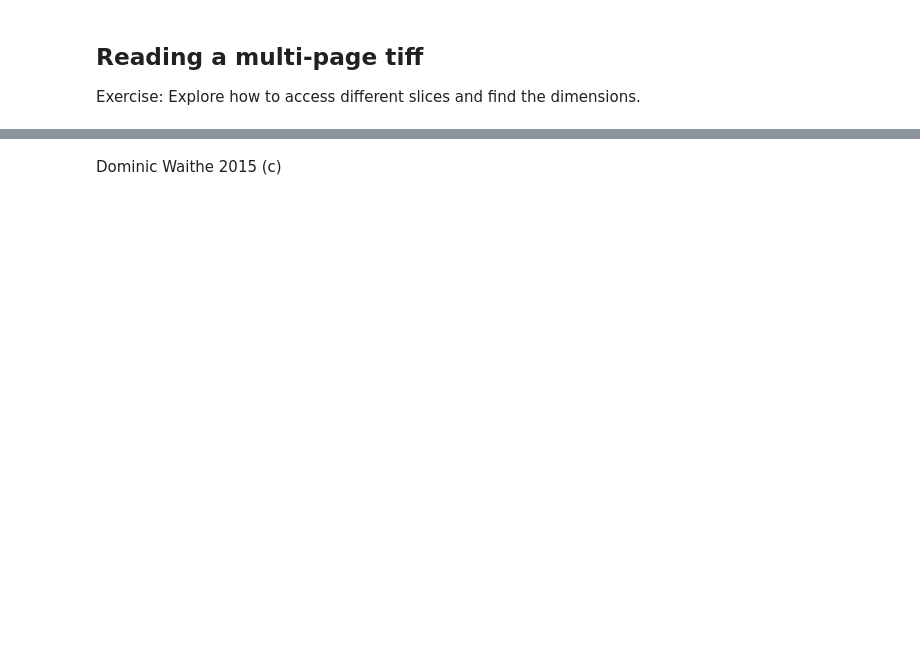
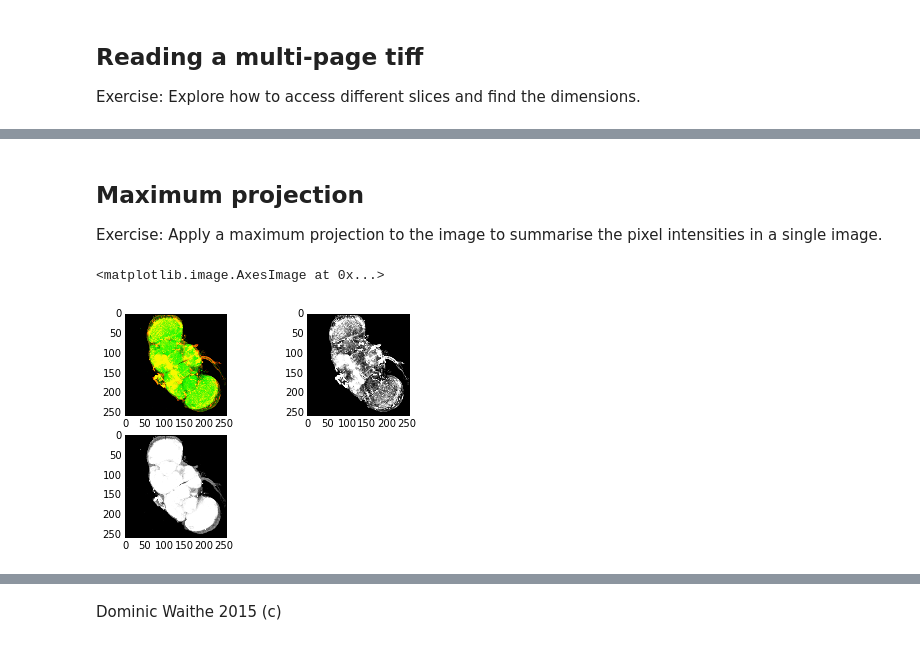
Before and after one commit to dwaithe/ONBI_image_analysis, a Jupyter notebook: day1_intro/2015 introduction to Image Analysis with Python.ipynb, the cells around one changed output, grey strips where cells are left out. Drawn from its saved outputs; the diff is of its cells as text; code cells hidden in the pictures; blank space fills up the shorter version.

```diff
--- a/day1_intro/2015 introduction to Image Analysis with Python.ipynb
+++ b/day1_intro/2015 introduction to Image Analysis with Python.ipynb
@@ -101,3 +117,19 @@ imshow(im_slice[:,:,2],cmap="Greys_r")
+# %% [markdown]
+## Maximum projection
+
+Exercise: Apply a maximum projection to the image to summarise the pixel intensities in a single image.
+# %%
+#Maximum projection.
+#Take a look at this:
+subplot(2,2,1)
+imshow(np.max(im,0)[:,:,:])
+subplot(2,2,2)
+imshow(np.max(im,0)[:,:,0],cmap="Greys_r")
+subplot(2,2,3)
+imshow(np.max(im,0)[:,:,1],cmap="Greys_r")
+# %% [output]
+<matplotlib.image.AxesImage at 0x...>
+[figure, added]
 # %%
 #Maximum projection.
 #Take a look at this:
```
Also changed, not shown: parts of 11 cells of this notebook, 3 other files.
